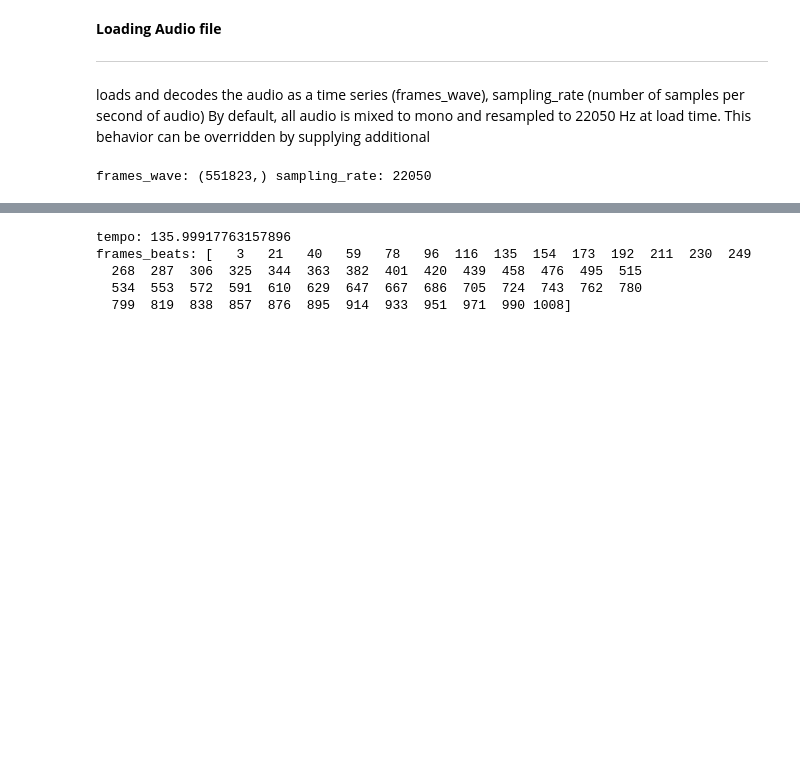
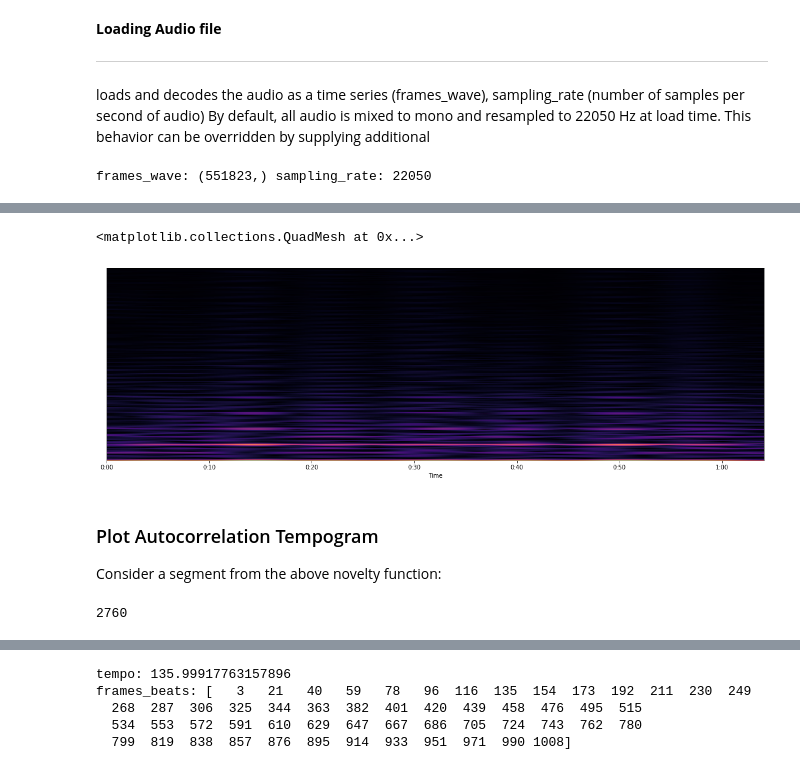
Before and after one commit to pankajr141/experiments, a Jupyter notebook: Reasoning/audio/beat_tracking_and_tempo_from_music.ipynb, the cells around one changed output, grey strips where cells are left out. Drawn from its saved outputs; the diff is of its cells as text; code cells hidden in the pictures; blank space fills up the shorter version.

```diff
--- a/Reasoning/audio/beat_tracking_and_tempo_from_music.ipynb
+++ b/Reasoning/audio/beat_tracking_and_tempo_from_music.ipynb
@@ -45,0 +349,14 @@ frames_wave: (551823,) sampling_rate: 22050
+# %%
+plt.figure(figsize=(20, 6))
+librosa.display.specshow(fourier_tempogram, sr=sampling_rate, hop_length=hop_length, x_axis='time')
+# %% [output]
+<matplotlib.collections.QuadMesh at 0x...>
+[figure, added]
+# %% [markdown]
+### Plot Autocorrelation Tempogram
+
+Consider a segment from the above novelty function:
+# %%
+len(frames_time)
+# %% [output]
+2760
```
Also changed, not shown: parts of 41 cells of this notebook.
